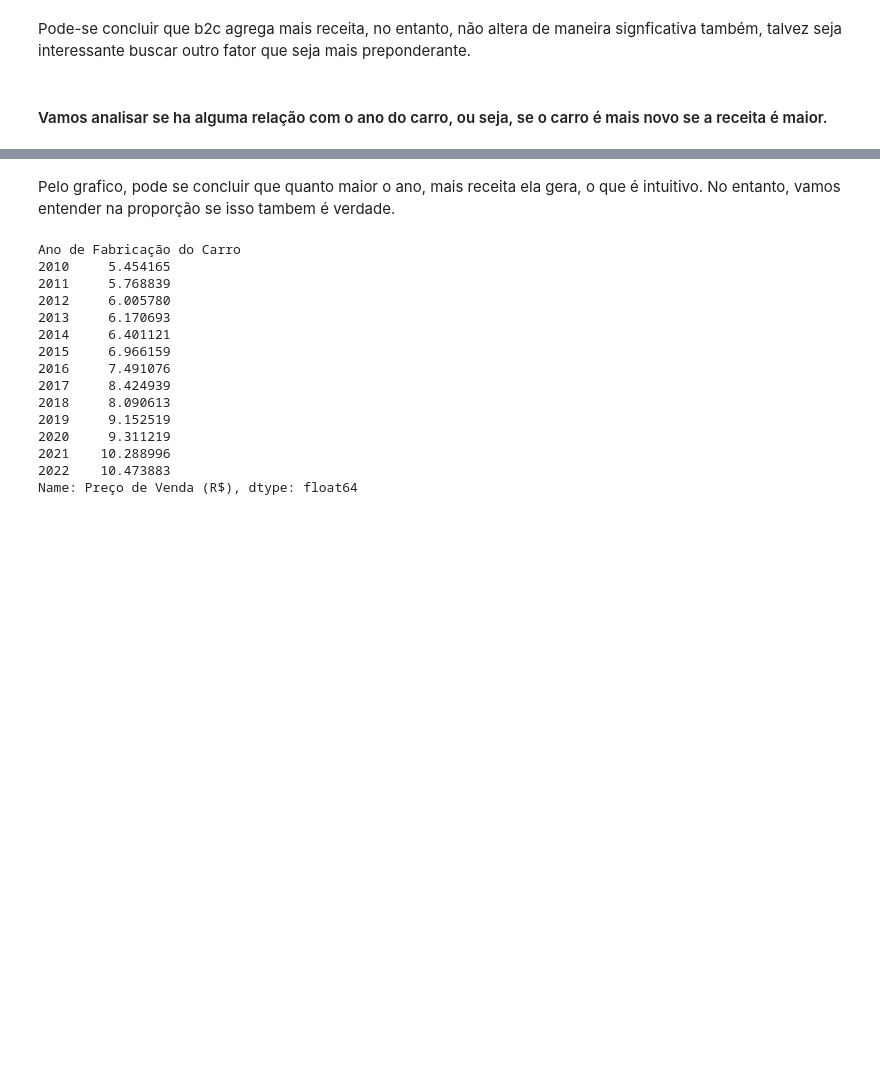
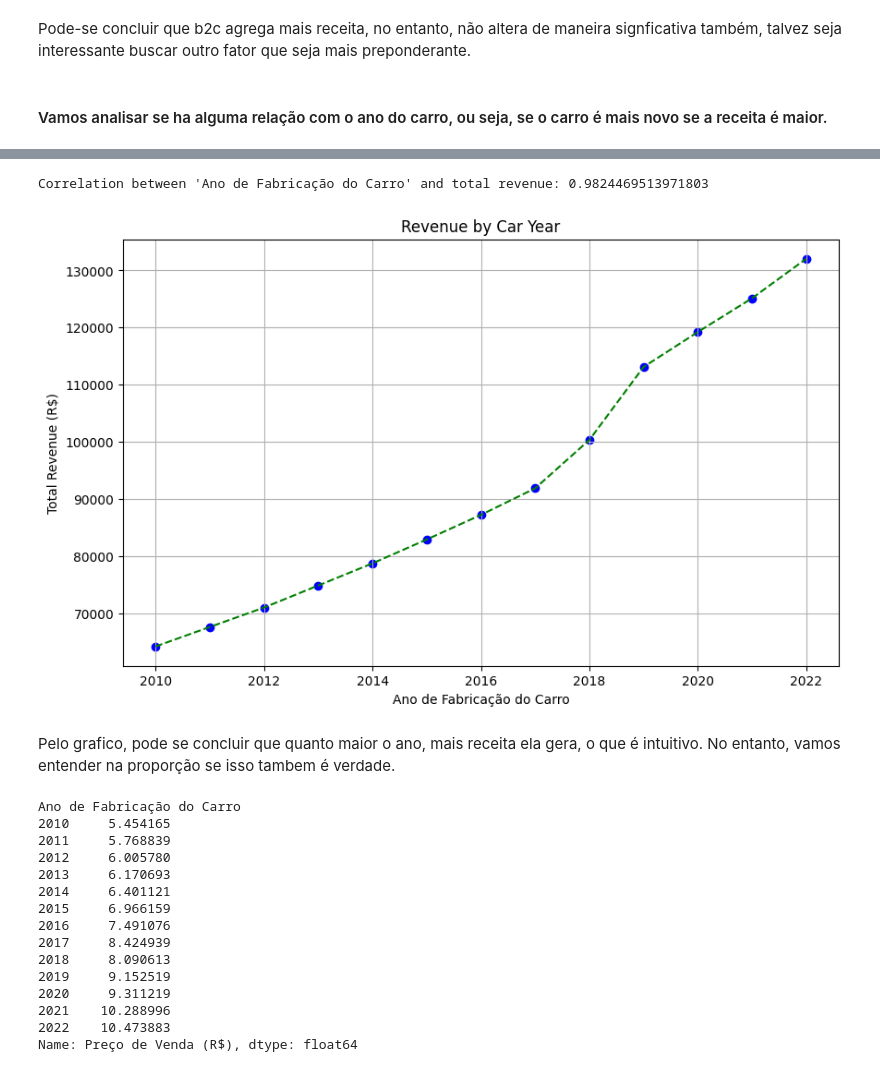
Before and after one commit to Henrique-Albuquerque2/PS-IJR-Grupo10, a Jupyter notebook: AnaliseVendas.ipynb, the cells around one changed output, grey strips where cells are left out. Drawn from its saved outputs; the diff is of its cells as text; code cells hidden in the pictures; blank space fills up the shorter version.

```diff
--- a/AnaliseVendas.ipynb
+++ b/AnaliseVendas.ipynb
@@ -543,6 +554,33 @@ plt.show()
 # %% [output]
 Correlation between 'Ano de Fabricação do Carro' and total revenue: 0.9844851460275544
 [figure]
+# %%
+
+
+# Group by 'Ano de Fabricação do Carro' and calculate total revenue by year
+revenue_by_year = db_alterado.groupby('Ano de Fabricação do Carro')['Preço de Venda (R$)'].mean()
+
+# Reset the index so that 'Ano de Fabricação do Carro' becomes a column
+revenue_by_year = revenue_by_year.reset_index()
+
+# Calculate the correlation between 'Ano de Fabricação do Carro' and 'Preço de Venda (R$)'
+correlation = revenue_by_year['Ano de Fabricação do Carro'].corr(revenue_by_year['Preço de Venda (R$)'])
+
+# Print the correlation result
+print(f"Correlation between 'Ano de Fabricação do Carro' and total revenue: {correlation}")
+
+# Plot the relationship between 'Ano de Fabricação do Carro' and total revenue
+plt.figure(figsize=(10, 6))
+plt.scatter(revenue_by_year['Ano de Fabricação do Carro'], revenue_by_year['Preço de Venda (R$)'], color='blue')
+plt.plot(revenue_by_year['Ano de Fabricação do Carro'], revenue_by_year['Preço de Venda (R$)'], color='green', linestyle='--')
+plt.title('Revenue by Car Year')
+plt.xlabel('Ano de Fabricação do Carro')
+plt.ylabel('Total Revenue (R$)')
+plt.grid(True)
+plt.show()
+# %% [output]
+Correlation between 'Ano de Fabricação do Carro' and total revenue: 0.9824469513971803
+[figure, added]
 # %% [markdown]
 Pelo grafico, pode se concluir que quanto maior o ano, mais receita ela gera, o que é intuitivo. No entanto, vamos entender na proporção se isso tambem é verdade.
 # %%
```
Also changed, not shown: parts of 9 cells of this notebook, 4 other files.
